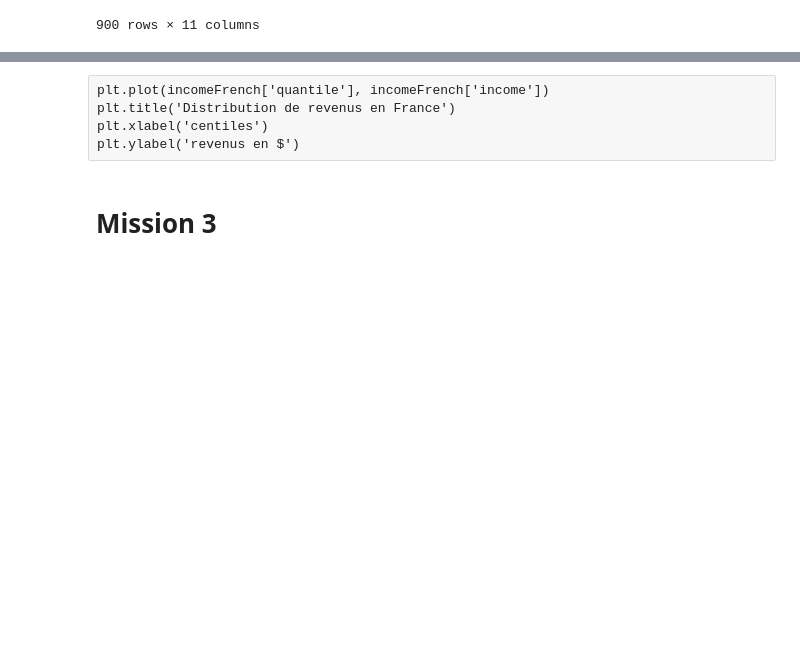
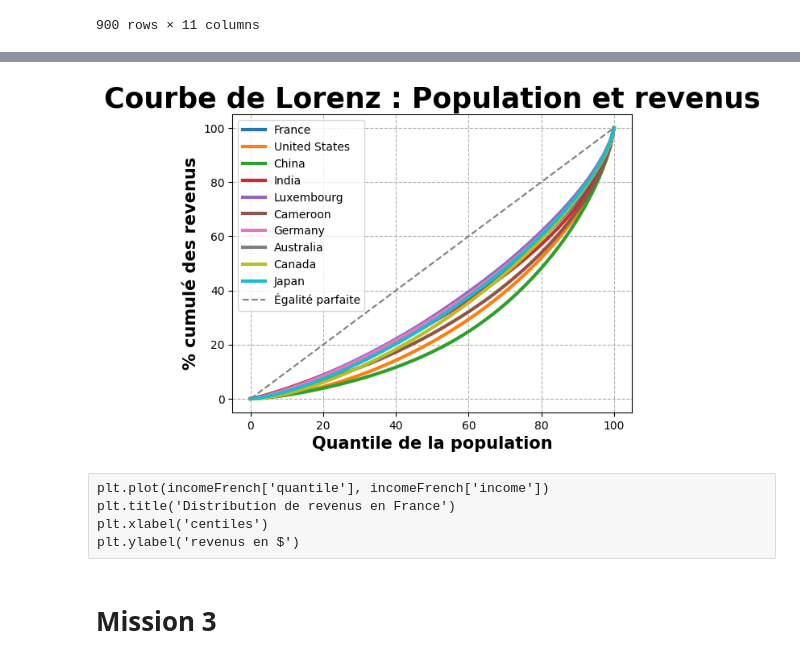
Before and after one commit to yassineBenHassoun/data-analysis-income-predict, a Jupyter notebook: app/jupyter/resources/project/mission_7.ipynb, the cells around one changed output, grey strips where cells are left out. Drawn from its saved outputs; the diff is of its cells as text; code cells hidden in the pictures; blank space fills up the shorter version.

```diff
--- a/app/jupyter/resources/project/mission_7.ipynb
+++ b/app/jupyter/resources/project/mission_7.ipynb
@@ -795,3 +790,32 @@ incomeFrench
+# %%
+
+for country in selectCountries:
+    # Calcul du revenu total du pays
+    total_income_country = incomesSelected[incomesSelected['nation'] == country]['income'].sum()
+
+    # Extraction des revenus du pays et calcul de la courbe de Lorenz
+    incomes_country = np.sort(incomesSelected[incomesSelected['nation'] == country]['income'])
+    cumulative_income = np.cumsum(incomes_country) / total_income_country * 100
+    cumulative_income = np.insert(cumulative_income, 0, 0)  # Ajout de zéro au début
+    quantiles = np.linspace(0, 100, len(cumulative_income))  # Calcul des quantiles
+
+    # Tracé de la courbe de Lorenz pour le pays actuel
+    plt.plot(quantiles, cumulative_income, linewidth=3, label=country)
+
+# Tracé de la ligne d'égalité
+plt.plot([0, 100], [0, 100], 'grey', linestyle='--', linewidth=1.5, label='Égalité parfaite')
+
+# Configuration du graphique
+plt.xlabel('Quantile de la population', fontsize=15, fontweight='bold')
+plt.ylabel('% cumulé des revenus', fontsize=15, fontweight='bold')
+plt.legend(loc='upper left', fontsize=10)
+plt.grid(True, linestyle='--')
+plt.title('Courbe de Lorenz : Population et revenus', fontsize=25, fontweight='bold')
+
+# Affichage du graphique
+plt.show()
+# %% [output]
+[figure, added]
 # %% [raw]
 plt.plot(incomeFrench['quantile'], incomeFrench['income'])
 plt.title('Distribution de revenus en France')
```
Also changed, not shown: parts of 16 cells of this notebook.
